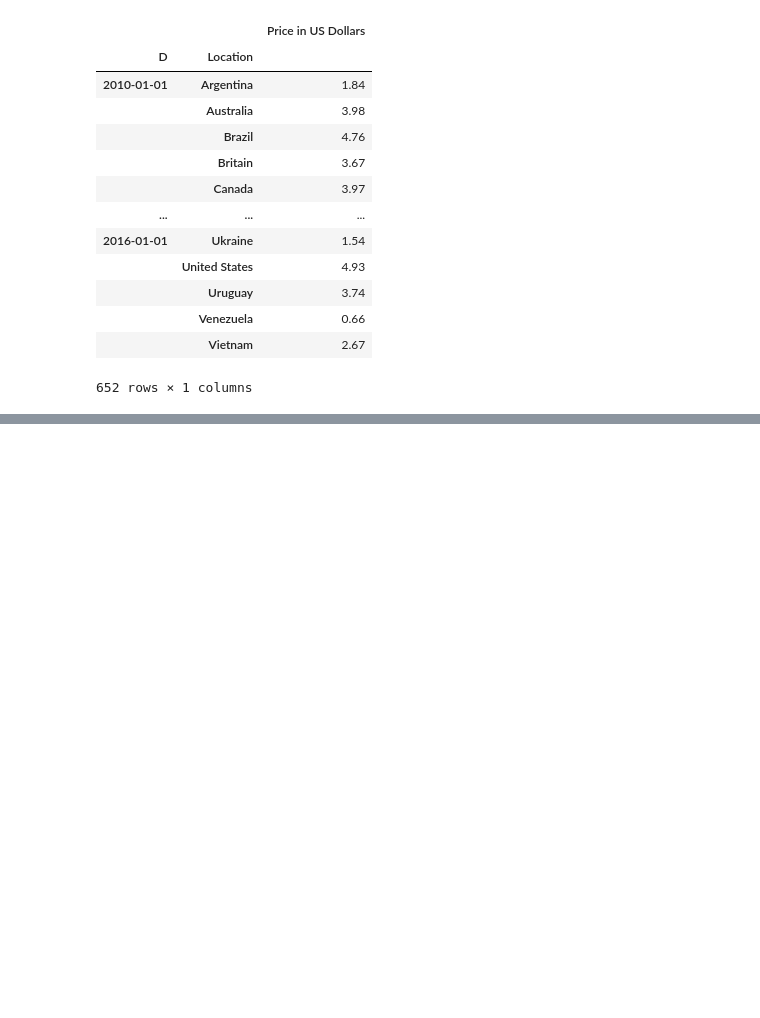
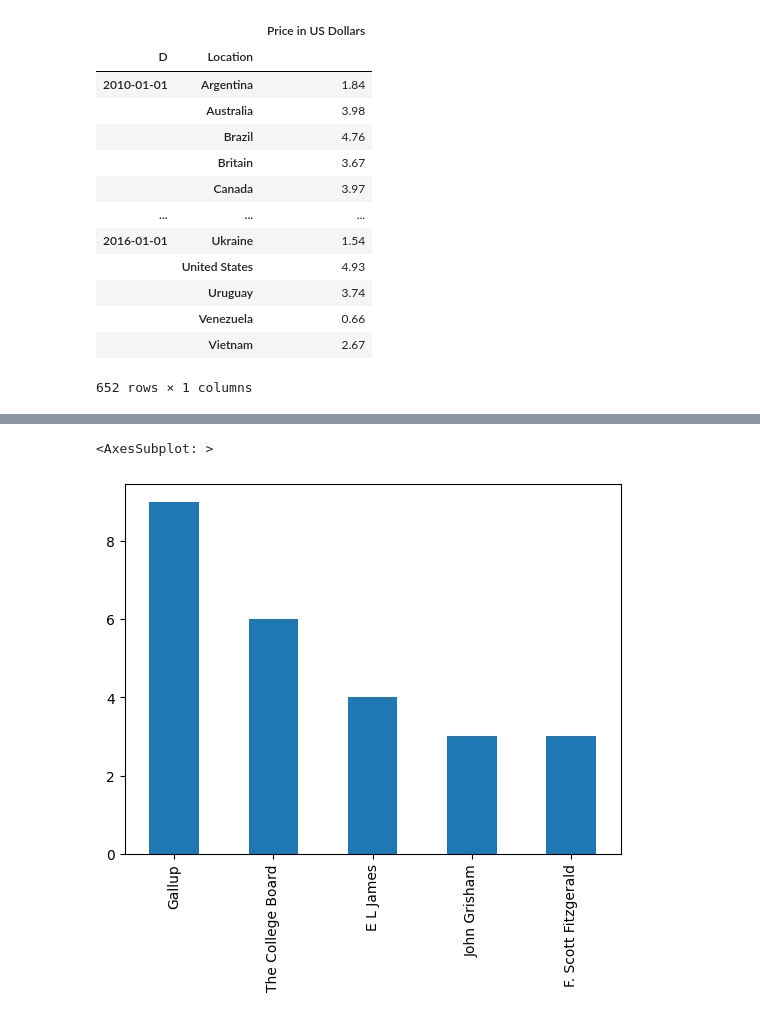
Before and after one commit to domangga/jupyter_notebook_1-99, a Jupyter notebook: 24강.ipynb, the cells around one changed output, grey strips where cells are left out. Saved outputs shown, nothing was run; the diff lists cells and outputs as text; code cells hidden in the pictures; blank space fills up the shorter version.

```diff
--- a/24강.ipynb
+++ b/24강.ipynb
@@ -737,0 +925,2 @@ bm
+# %%
+bs=pd.read_csv("data/bestsellers.csv")
@@ -737,0 +991,5 @@ bm
+# %%
+bs[bs["User Rating"]<4.5]["Author"].value_counts().head(5).plot(kind="bar")
+# %% [output]
+<AxesSubplot: >
+[figure, added]
```
Also changed, not shown: parts of 31 cells of this notebook.
